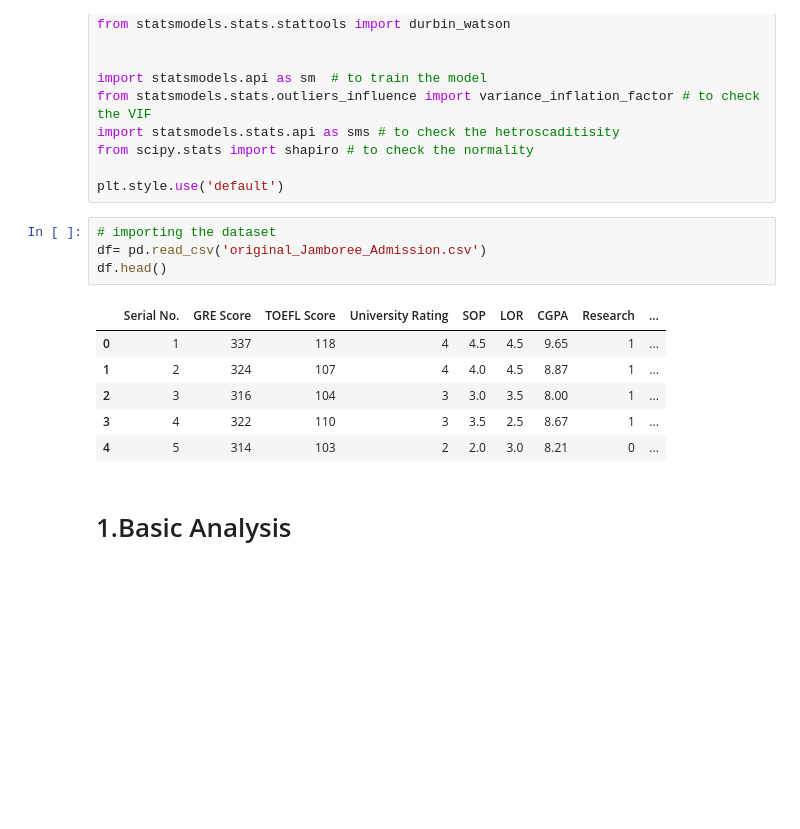
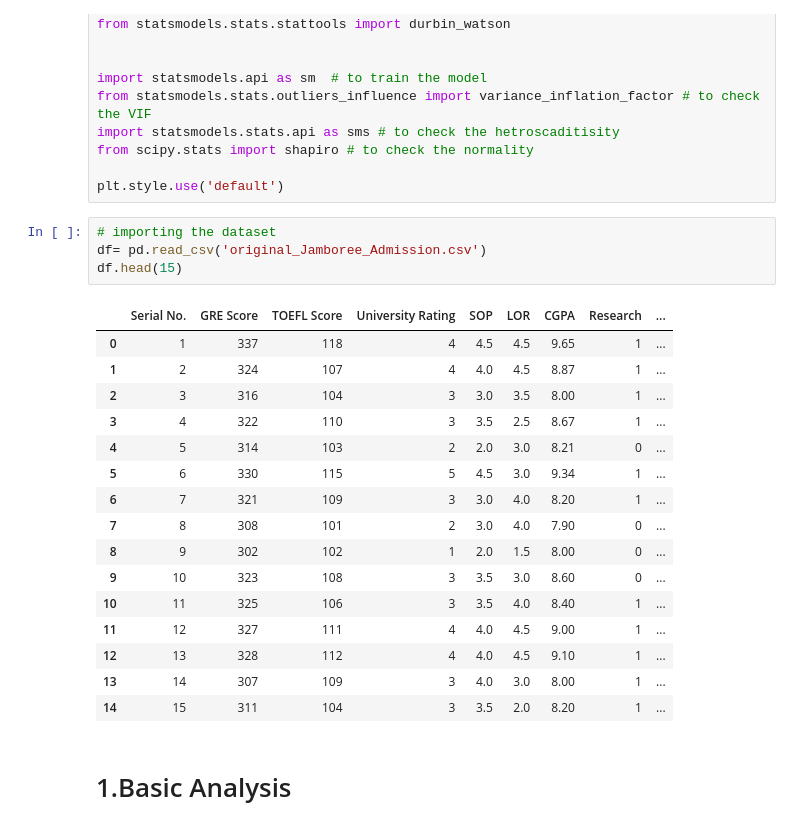
Before and after one commit to Ravi10690/Projects, a Jupyter notebook: Prediction_College_admission_Chances_With_linear_regression/Jamboree.ipynb, the cells around one changed output. Cells and saved outputs as stored; diff of their text form; blank space fills up the shorter version.

```diff
--- a/Prediction_College_admission_Chances_With_linear_regression/Jamboree.ipynb
+++ b/Prediction_College_admission_Chances_With_linear_regression/Jamboree.ipynb
@@ -37,14 +23,24 @@ plt.style.use('default')
 # %%
 # importing the dataset
 df= pd.read_csv('original_Jamboree_Admission.csv')
-df.head()
+df.head(15)
 # %% [output]
 |  | Serial No. | GRE Score | TOEFL Score | University Rating | SOP | LOR | CGPA | Research | ... |
 | 0 | 1 | 337 | 118 | 4 | 4.5 | 4.5 | 9.65 | 1 | ... |
 | 1 | 2 | 324 | 107 | 4 | 4.0 | 4.5 | 8.87 | 1 | ... |
 | 2 | 3 | 316 | 104 | 3 | 3.0 | 3.5 | 8.00 | 1 | ... |
 | 3 | 4 | 322 | 110 | 3 | 3.5 | 2.5 | 8.67 | 1 | ... |
 | 4 | 5 | 314 | 103 | 2 | 2.0 | 3.0 | 8.21 | 0 | ... |
+| 5 | 6 | 330 | 115 | 5 | 4.5 | 3.0 | 9.34 | 1 | ... |
+| 6 | 7 | 321 | 109 | 3 | 3.0 | 4.0 | 8.20 | 1 | ... |
+| 7 | 8 | 308 | 101 | 2 | 3.0 | 4.0 | 7.90 | 0 | ... |
+| 8 | 9 | 302 | 102 | 1 | 2.0 | 1.5 | 8.00 | 0 | ... |
+| 9 | 10 | 323 | 108 | 3 | 3.5 | 3.0 | 8.60 | 0 | ... |
+| 10 | 11 | 325 | 106 | 3 | 3.5 | 4.0 | 8.40 | 1 | ... |
+| 11 | 12 | 327 | 111 | 4 | 4.0 | 4.5 | 9.00 | 1 | ... |
+| 12 | 13 | 328 | 112 | 4 | 4.0 | 4.5 | 9.10 | 1 | ... |
+| 13 | 14 | 307 | 109 | 3 | 4.0 | 3.0 | 8.00 | 1 | ... |
+| 14 | 15 | 311 | 104 | 3 | 3.5 | 2.0 | 8.20 | 1 | ... |
 # %% [markdown]
 # 1.Basic Analysis
 # %% [markdown]
```
Also changed, not shown: parts of 47 cells of this notebook, 3 other files.
